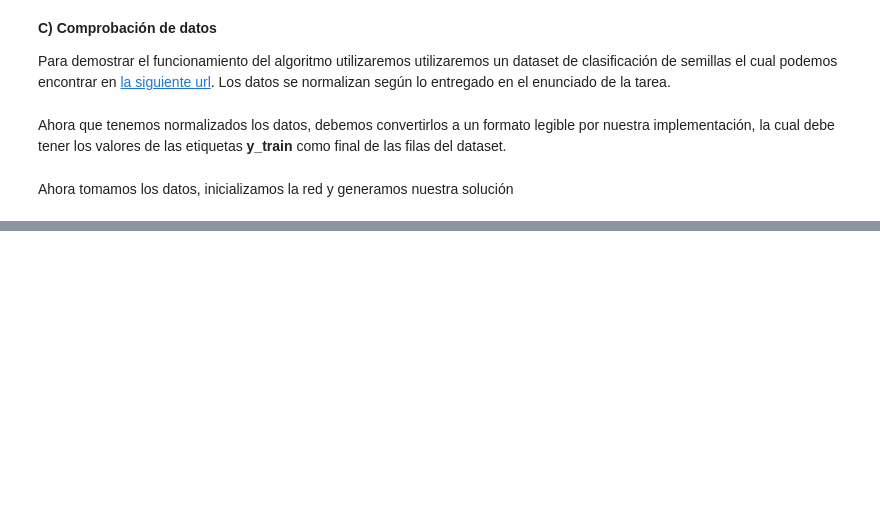
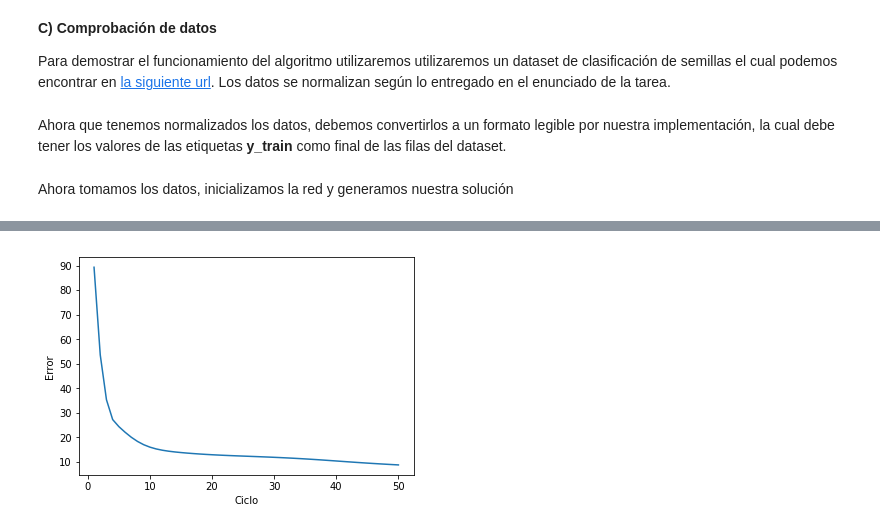
Before and after one commit to roloow/Introduction-to-Neural-Networks, a Jupyter notebook: Tarea 1/Parte 2.ipynb, the cells around one changed output, grey strips where cells are left out. Cells and saved outputs as stored; diff of their text form; code cells hidden in the pictures; blank space fills up the shorter version.

```diff
--- a/Tarea 1/Parte 2.ipynb
+++ b/Tarea 1/Parte 2.ipynb
@@ -577,0 +612,16 @@ errors = train_network(network, DataSeeds, learning_rate, n_epochs, n_outputs)
+# %%
+rd.seed(1)
+network = initialize_network(n_inputs, n_hidden, n_outputs)
+
+n_epochs = 50
+learning_rate = 0.5
+
+errors = train_network(network, DataSeeds, learning_rate, n_epochs, n_outputs)
+ciclos = [i for i in range(1,n_epochs+1)]
+
+plt.plot(ciclos, errors)
+plt.xlabel('Ciclo')
+plt.ylabel('Error')
+plt.show()
+# %% [output]
+[figure, added]
```
Also changed, not shown: parts of 7 cells of this notebook.
